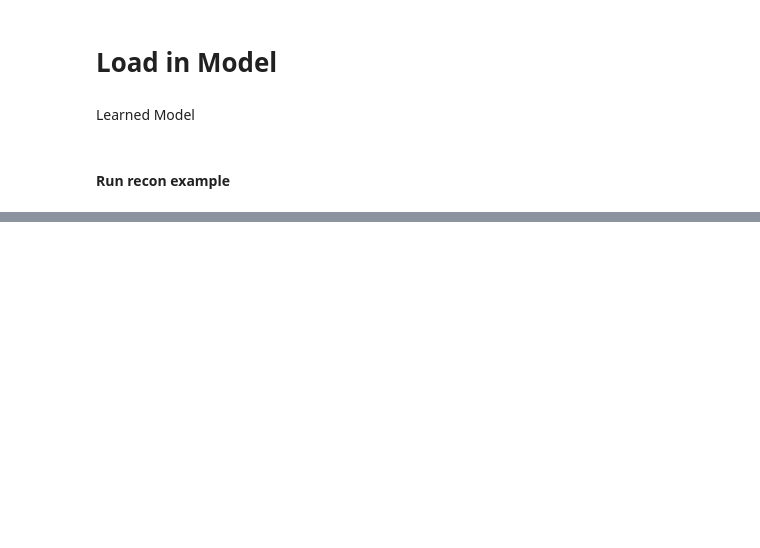
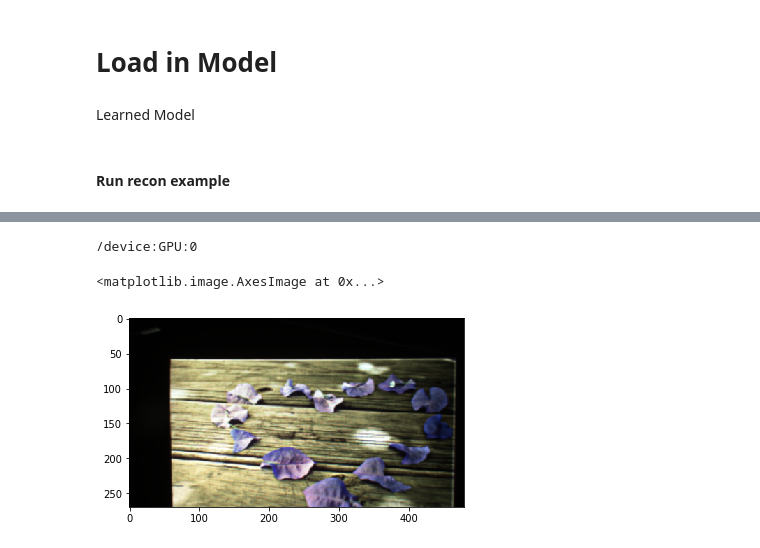
Before and after one commit to jyurtsever/DiffuserCam-ML, a Jupyter notebook: ADMM_tf.ipynb, the cells around one changed output, grey strips where cells are left out. Cells and saved outputs as stored; diff of their text form; code cells hidden in the pictures; blank space fills up the shorter version.

```diff
--- a/ADMM_tf.ipynb
+++ b/ADMM_tf.ipynb
@@ -171,0 +221,12 @@ plt.tight_layout(pad=-1.0, w_pad=-1.0, h_pad=-2.0)
+# %%
+os.environ["CUDA_VISIBLE_DEVICES"]="3"
+
+print(tf.test.gpu_device_name())
+# %% [output]
+/device:GPU:0
+# %%
+im = plt.imread(path_gt)
+plt.imshow(im)
+# %% [output]
+<matplotlib.image.AxesImage at 0x...>
+[figure, added]
```
Also changed, not shown: parts of 8 cells of this notebook, 2 other files.
